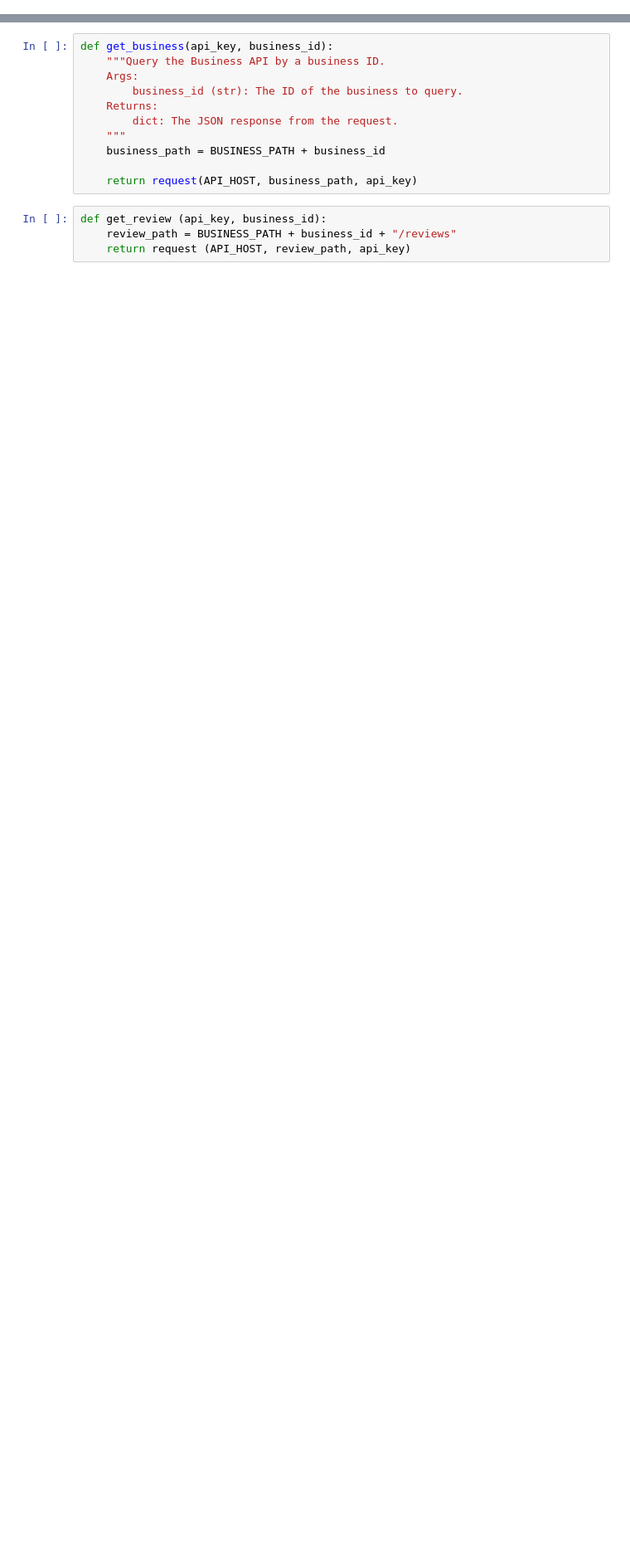
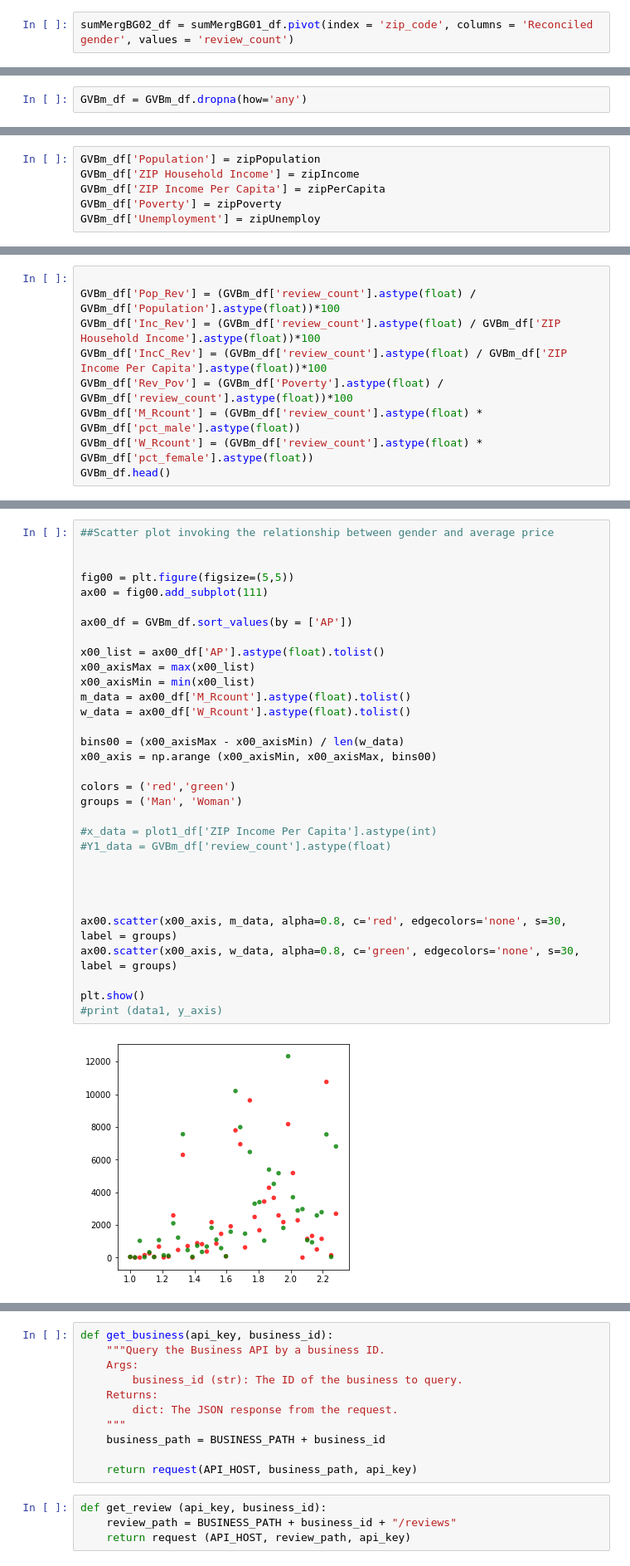
Before and after one commit to DutchDS/Project-1, a Jupyter notebook: yelp_API_review_Extractor.ipynb, the cells around one changed output, grey strips where cells are left out. Shown: that part at 83% size. Drawn from its saved outputs; the diff is of its cells as text; blank space fills up the shorter version.

```diff
--- a/yelp_API_review_Extractor.ipynb
+++ b/yelp_API_review_Extractor.ipynb
@@ -212,0 +186,2 @@ zip_merge.head(90)
+# %%
+sumMergBG02_df = sumMergBG01_df.pivot(index = 'zip_code', columns = 'Reconciled gender', values = 'review_count')
@@ -212,0 +310,2 @@ zip_merge.head(90)
+# %%
+GVBm_df = GVBm_df.dropna(how='any')
@@ -212,0 +345,6 @@ zip_merge.head(90)
+# %%
+GVBm_df['Population'] = zipPopulation
+GVBm_df['ZIP Household Income'] = zipIncome
+GVBm_df['ZIP Income Per Capita'] = zipPerCapita
+GVBm_df['Poverty'] = zipPoverty
+GVBm_df['Unemployment'] = zipUnemploy
@@ -212,0 +378,9 @@ zip_merge.head(90)
+# %%
+
+GVBm_df['Pop_Rev'] = (GVBm_df['review_count'].astype(float) / GVBm_df['Population'].astype(float))*100
+GVBm_df['Inc_Rev'] = (GVBm_df['review_count'].astype(float) / GVBm_df['ZIP Household Income'].astype(float))*100
+GVBm_df['IncC_Rev'] = (GVBm_df['review_count'].astype(float) / GVBm_df['ZIP Income Per Capita'].astype(float))*100
+GVBm_df['Rev_Pov'] = (GVBm_df['Poverty'].astype(float) / GVBm_df['review_count'].astype(float))*100
+GVBm_df['M_Rcount'] = (GVBm_df['review_count'].astype(float) * GVBm_df['pct_male'].astype(float))
+GVBm_df['W_Rcount'] = (GVBm_df['review_count'].astype(float) * GVBm_df['pct_female'].astype(float))
+GVBm_df.head()
@@ -256,0 +519,34 @@ fig
+# %%
+##Scatter plot invoking the relationship between gender and average price
+
+
+fig00 = plt.figure(figsize=(5,5))
+ax00 = fig00.add_subplot(111)
+
+ax00_df = GVBm_df.sort_values(by = ['AP'])
+
+x00_list = ax00_df['AP'].astype(float).tolist()
+x00_axisMax = max(x00_list)
+x00_axisMin = min(x00_list)
+m_data = ax00_df['M_Rcount'].astype(float).tolist()
+w_data = ax00_df['W_Rcount'].astype(float).tolist()
+
+bins00 = (x00_axisMax - x00_axisMin) / len(w_data)
+x00_axis = np.arange (x00_axisMin, x00_axisMax, bins00)
+
+colors = ('red','green')
+groups = ('Man', 'Woman')
+
+#x_data = plot1_df['ZIP Income Per Capita'].astype(int)
+#Y1_data = GVBm_df['review_count'].astype(float)
+
+
+
+
+ax00.scatter(x00_axis, m_data, alpha=0.8, c='red', edgecolors='none', s=30, label = groups)
+ax00.scatter(x00_axis, w_data, alpha=0.8, c='green', edgecolors='none', s=30, label = groups)
+
+plt.show()
+#print (data1, y_axis)
+# %% [output]
+[figure, added]
```
Also changed, not shown: parts of 89 cells of this notebook, 10 other files.
